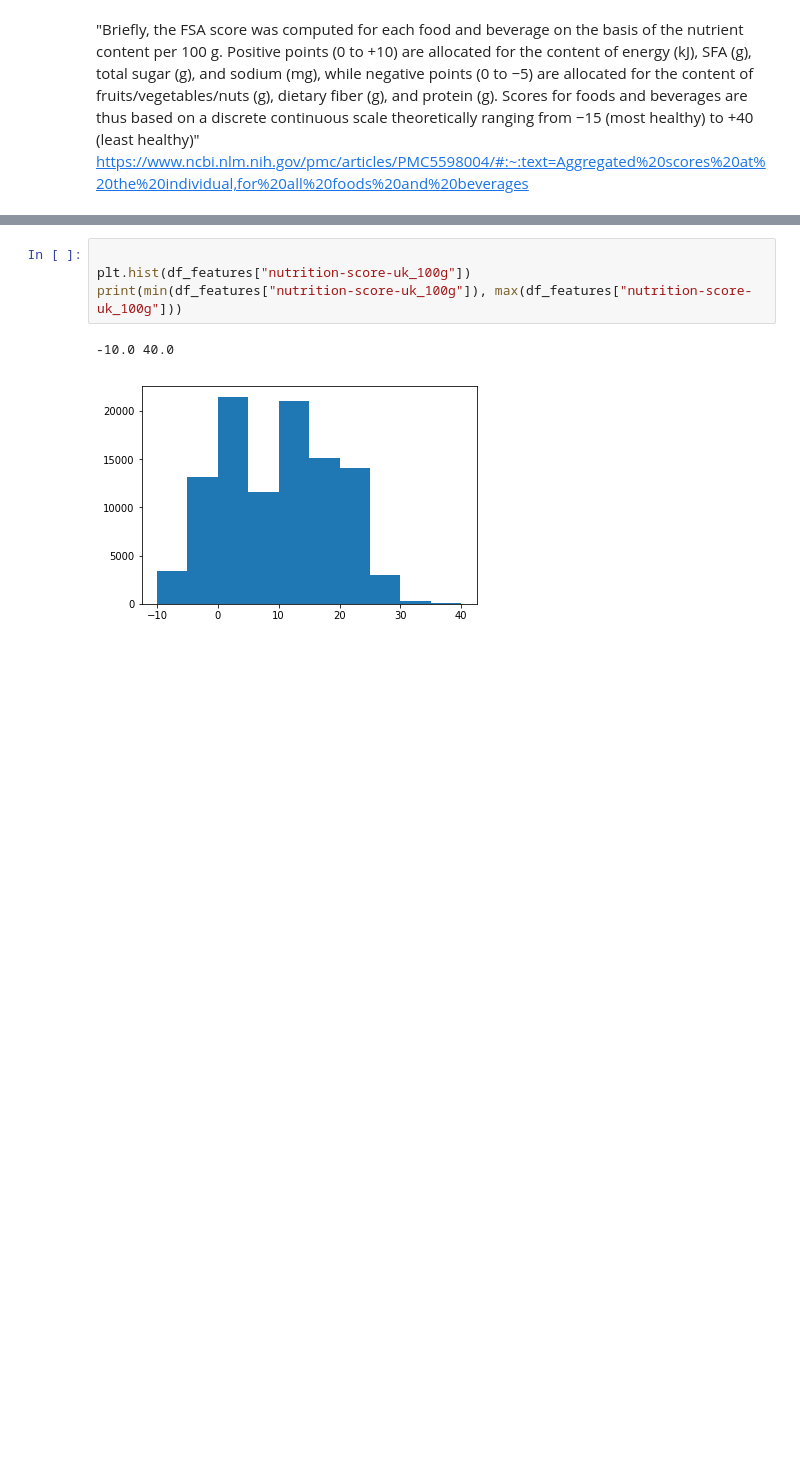
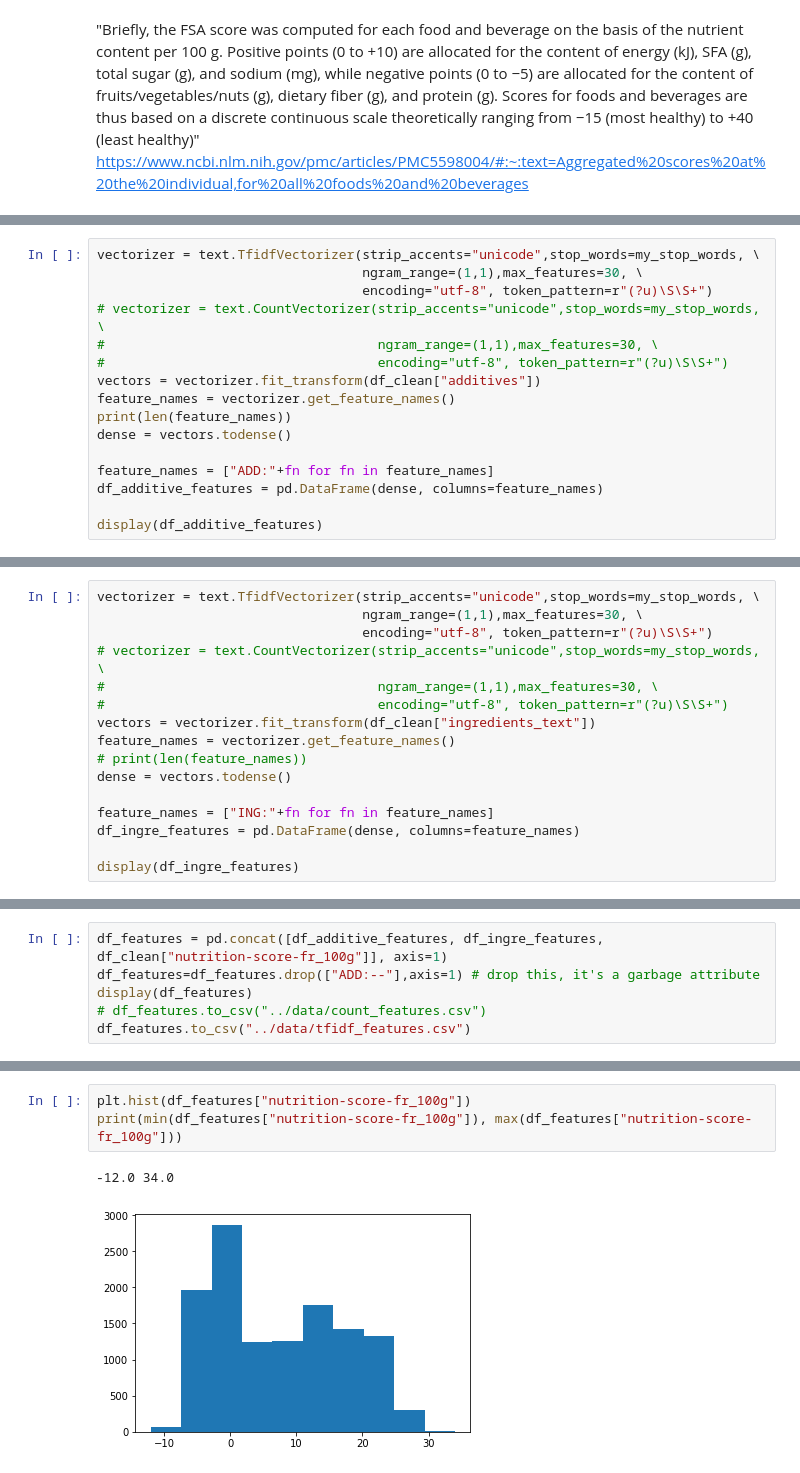
Before and after one commit to gabet2/STAT542, a Jupyter notebook: sguo/2_Supervised.ipynb, the cells around one changed output, grey strips where cells are left out. Saved outputs shown, nothing was run; the diff lists cells and outputs as text; blank space fills up the shorter version.

```diff
--- a/sguo/2_Supervised.ipynb
+++ b/sguo/2_Supervised.ipynb
@@ -118,0 +118,16 @@ https://www.ncbi.nlm.nih.gov/pmc/articles/PMC5598004/#:~:text=Aggregated%20score
+# %%
+vectorizer = text.TfidfVectorizer(strip_accents="unicode",stop_words=my_stop_words, \
+                                  ngram_range=(1,1),max_features=30, \
+                                  encoding="utf-8", token_pattern=r"(?u)\S\S+")
+# vectorizer = text.CountVectorizer(strip_accents="unicode",stop_words=my_stop_words, \
+#                                   ngram_range=(1,1),max_features=30, \
+#                                   encoding="utf-8", token_pattern=r"(?u)\S\S+")
+vectors = vectorizer.fit_transform(df_clean["additives"])
+feature_names = vectorizer.get_feature_names()
+print(len(feature_names))
+dense = vectors.todense()
+
+feature_names = ["ADD:"+fn for fn in feature_names]
+df_additive_features = pd.DataFrame(dense, columns=feature_names)
+
+display(df_additive_features)
@@ -118,0 +149,16 @@ https://www.ncbi.nlm.nih.gov/pmc/articles/PMC5598004/#:~:text=Aggregated%20score
+# %%
+vectorizer = text.TfidfVectorizer(strip_accents="unicode",stop_words=my_stop_words, \
+                                  ngram_range=(1,1),max_features=30, \
+                                  encoding="utf-8", token_pattern=r"(?u)\S\S+")
+# vectorizer = text.CountVectorizer(strip_accents="unicode",stop_words=my_stop_words, \
+#                                   ngram_range=(1,1),max_features=30, \
+#                                   encoding="utf-8", token_pattern=r"(?u)\S\S+")
+vectors = vectorizer.fit_transform(df_clean["ingredients_text"])
+feature_names = vectorizer.get_feature_names()
+# print(len(feature_names))
+dense = vectors.todense()
+
+feature_names = ["ING:"+fn for fn in feature_names]
+df_ingre_features = pd.DataFrame(dense, columns=feature_names)
+
+display(df_ingre_features)
@@ -118,0 +179,6 @@ https://www.ncbi.nlm.nih.gov/pmc/articles/PMC5598004/#:~:text=Aggregated%20score
+# %%
+df_features = pd.concat([df_additive_features, df_ingre_features, df_clean["nutrition-score-fr_100g"]], axis=1)
+df_features=df_features.drop(["ADD:--"],axis=1) # drop this, it's a garbage attribute
+display(df_features)
+# df_features.to_csv("../data/count_features.csv")
+df_features.to_csv("../data/tfidf_features.csv")
@@ -119,10 +199,9 @@ https://www.ncbi.nlm.nih.gov/pmc/articles/PMC5598004/#:~:text=Aggregated%20score
 # %%
-
-plt.hist(df_features["nutrition-score-uk_100g"])
-print(min(df_features["nutrition-score-uk_100g"]), max(df_features["nutrition-score-uk_100g"]))
+plt.hist(df_features["nutrition-score-fr_100g"])
+print(min(df_features["nutrition-score-fr_100g"]), max(df_features["nutrition-score-fr_100g"]))
 # %% [output]
--10.0 40.0
+-12.0 34.0
-[figure, old version]
+[figure, new version]
 # %%
 from sklearn.model_selection import train_test_split
 
```
Also changed, not shown: parts of 35 cells of this notebook.
